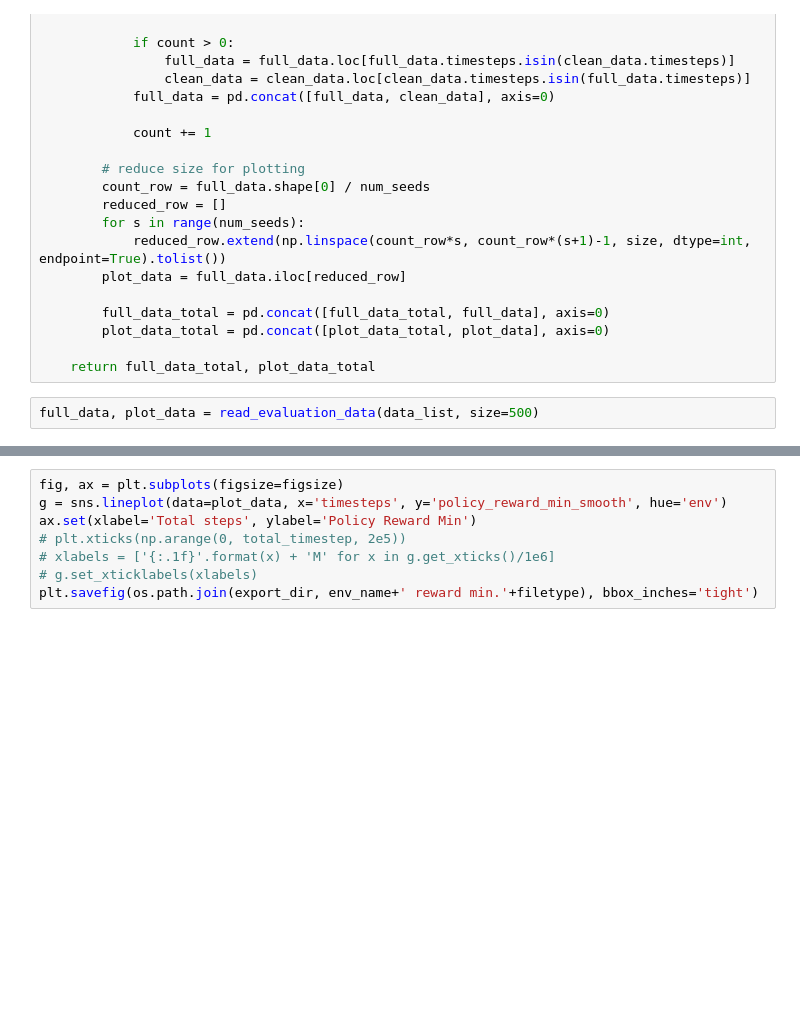
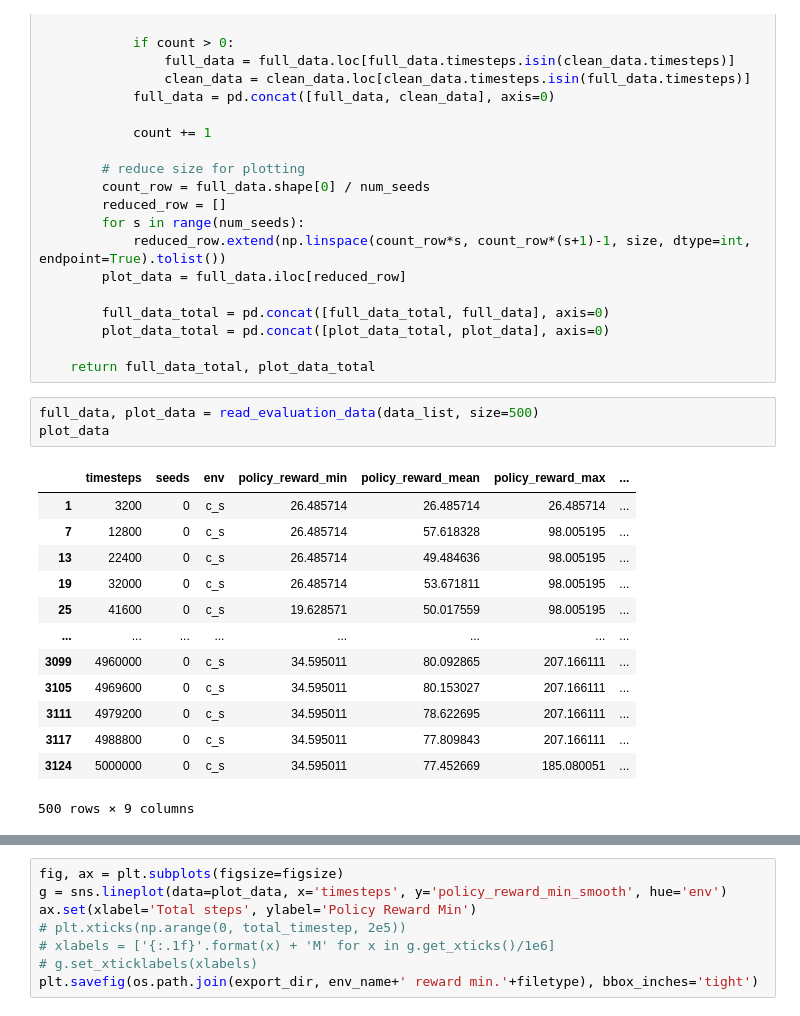
Before and after one commit to ThomasChen98/Level-of-Influence, a Jupyter notebook: MARL/learning_curves_SP.ipynb, the cells around one changed output, grey strips where cells are left out. Drawn from its saved outputs; the diff is of its cells as text; blank space fills up the shorter version.

```diff
--- a/MARL/learning_curves_SP.ipynb
+++ b/MARL/learning_curves_SP.ipynb
@@ -72,5 +72,20 @@ def read_evaluation_data(data_list, size=500, smooth_alpha=0.05):
     return full_data_total, plot_data_total
 # %%
 full_data, plot_data = read_evaluation_data(data_list, size=500)
+plot_data
+# %% [output]
+|  | timesteps | seeds | env | policy_reward_min | policy_reward_mean | policy_reward_max | ... |
+| 1 | 3200 | 0 | c_s | 26.485714 | 26.485714 | 26.485714 | ... |
+| 7 | 12800 | 0 | c_s | 26.485714 | 57.618328 | 98.005195 | ... |
+| 13 | 22400 | 0 | c_s | 26.485714 | 49.484636 | 98.005195 | ... |
+| 19 | 32000 | 0 | c_s | 26.485714 | 53.671811 | 98.005195 | ... |
+| 25 | 41600 | 0 | c_s | 19.628571 | 50.017559 | 98.005195 | ... |
+| ... | ... | ... | ... | ... | ... | ... | ... |
+| 3099 | 4960000 | 0 | c_s | 34.595011 | 80.092865 | 207.166111 | ... |
+| 3105 | 4969600 | 0 | c_s | 34.595011 | 80.153027 | 207.166111 | ... |
+| 3111 | 4979200 | 0 | c_s | 34.595011 | 78.622695 | 207.166111 | ... |
+| 3117 | 4988800 | 0 | c_s | 34.595011 | 77.809843 | 207.166111 | ... |
+| 3124 | 5000000 | 0 | c_s | 34.595011 | 77.452669 | 185.080051 | ... |
+500 rows × 9 columns
 # %%
 fig, ax = plt.subplots(figsize=figsize)
```
Also changed, not shown: parts of 2 cells of this notebook, 18 other files.
